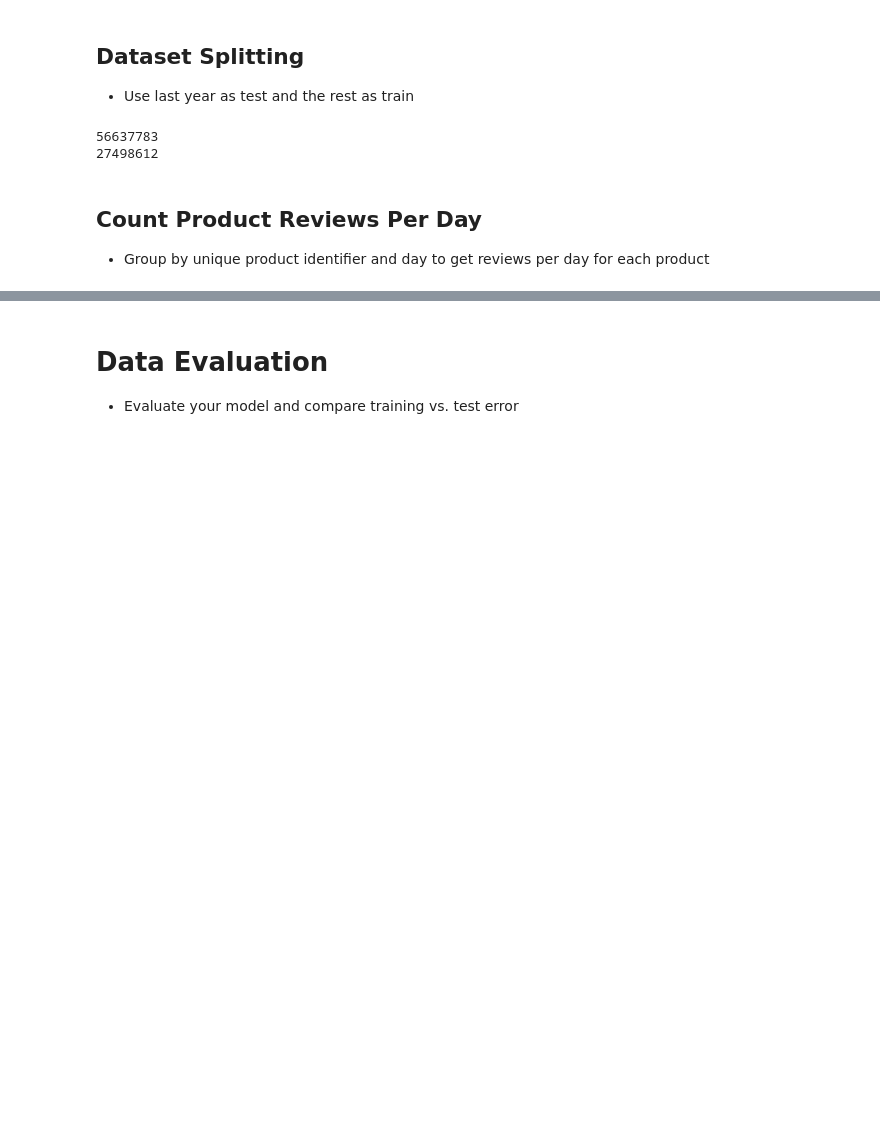
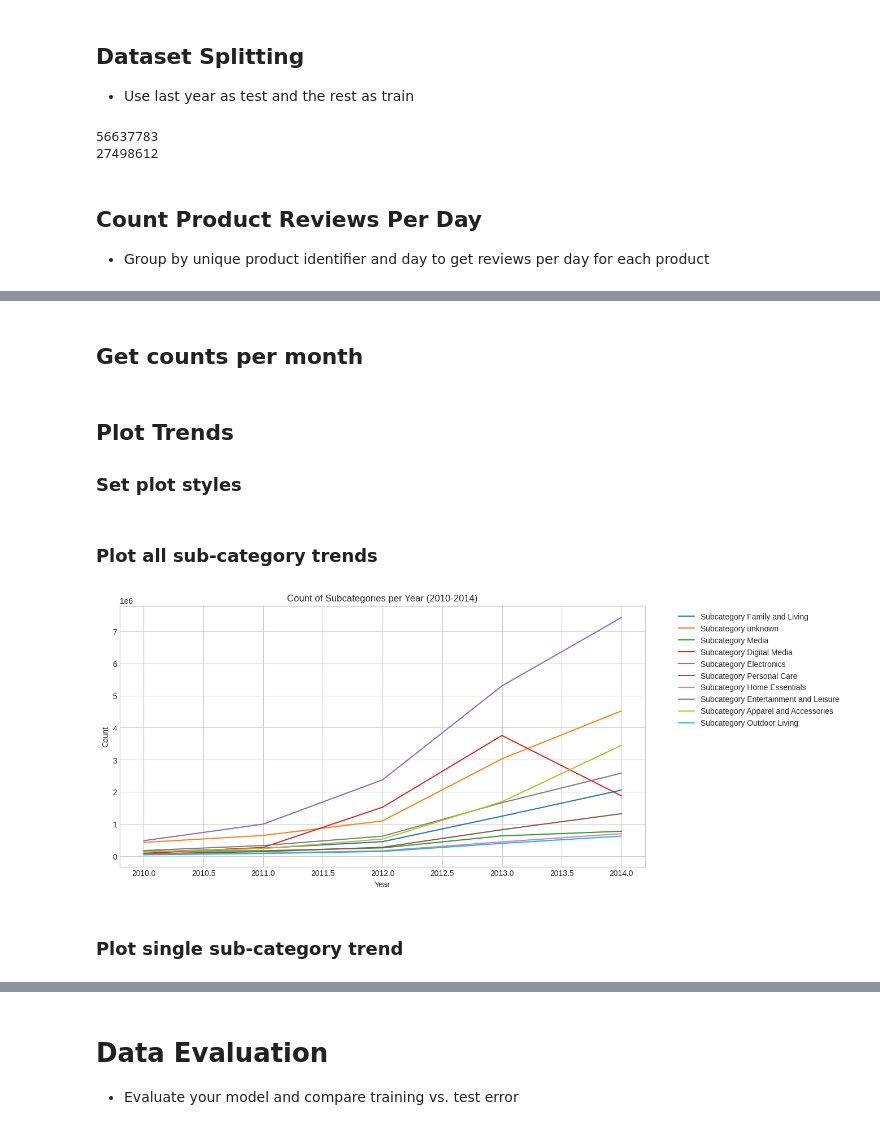
Before and after one commit to clairelin20523/dsc232r-amazon-predictive-modeling, a Jupyter notebook: milestone3.ipynb, the cells around one changed output, grey strips where cells are left out. Cells and saved outputs as stored; diff of their text form; code cells hidden in the pictures; blank space fills up the shorter version.

```diff
--- a/milestone3.ipynb
+++ b/milestone3.ipynb
@@ -289,0 +386,3 @@ Folder size: 0.0 GB
+# %%
+train_df = train_df.withColumn("year", F.year("review_date"))\
+                   .withColumn("month", F.month("review_date"))
@@ -289,0 +391,40 @@ Folder size: 0.0 GB
+# %%
+broadcast_mapping = sc.sparkContext.broadcast(subcategory_mapping)
+
+def get_subcategory(product_category):
+    return broadcast_mapping.value.get(product_category, 'unknown')
+
+subcategory_udf = F.udf(get_subcategory, StringType())
+
+train_df = train_df.withColumn('subcategory', subcategory_udf(product_category_col))
+# %% [markdown]
+## Get counts per month
+# %%
+count_per_month = train_df.groupBy("year", "month", "subcategory").agg(F.count("*").alias("count"))
+df_pd = count_per_month.toPandas()
+# %% [markdown]
+## Plot Trends
+### Set plot styles
+# %%
+plt.style.use('seaborn-v0_8-whitegrid')
+sns.set_palette("tab10")
+# %% [markdown]
+### Plot all sub-category trends
+# %%
+plt.figure(figsize = (12, 6))
+
+for subcategory in df_pd['subcategory'].unique():
+    df_subcat = df_pd[df_pd['subcategory'] == subcategory]
+    df_subcat = df_subcat.sort_values(by='year')
+    df_subcat = df_subcat.groupby('year')['count'].sum().reset_index()
+    plt.plot(df_subcat['year'], df_subcat['count'], label = f'Subcategory {subcategory}')
+
+plt.xlabel('Year')
+plt.ylabel('Count')
+plt.title('Count of Subcategories per Year (2010-2014)')
+plt.legend(bbox_to_anchor = (1.05, 1), loc = 'upper left')
+plt.show()
+# %% [output]
+[figure, added]
+# %% [markdown]
+### Plot single sub-category trend
```
Also changed, not shown: parts of 49 cells of this notebook.
